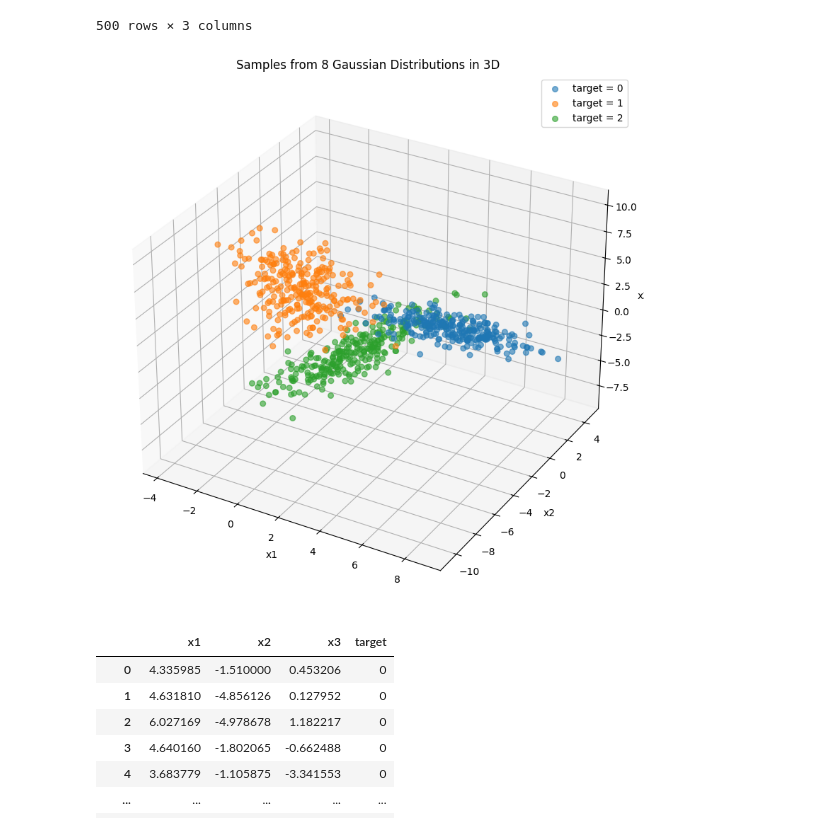
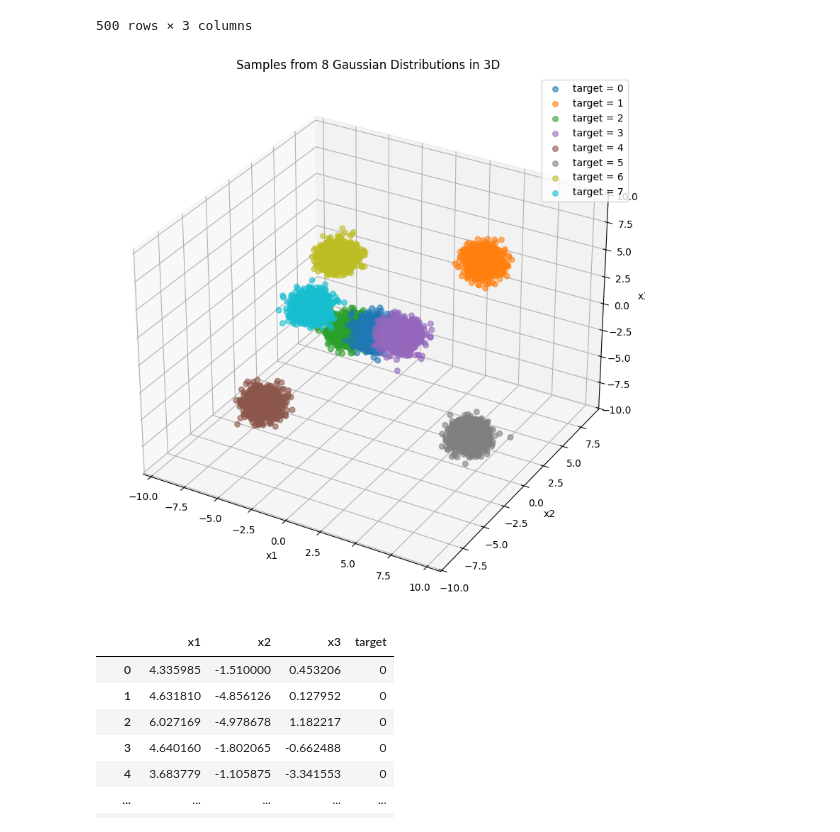
Before and after one commit to takano-lab/data-collaboration-analysis, a Jupyter notebook: src/suetake_debug.ipynb, the cells around one changed output. Saved outputs shown, nothing was run; the diff lists cells and outputs as text; code cells hidden in the pictures.

```diff
--- a/src/suetake_debug.ipynb
+++ b/src/suetake_debug.ipynb
@@ -657,7 +657,7 @@ def _load_3d_8gaussian_clusters_df(n_samples: int = 8000) -> pd.DataFrame:
         [0, -7, 7]
     ]
 
-    cov = np.eye(3)  # 全クラスタで共通の分散
+    cov = np.eye(3)  /3# 全クラスタで共通の分散
 
     X_all = []
     y_all = []
@@ -727,32 +727,32 @@ def _load_3d_3gaussian_clusters_df(n_samples: int = 800) -> pd.DataFrame:
 # %%
 import matplotlib.pyplot as plt
 from mpl_toolkits.mplot3d import Axes3D
 
 # データ生成
-df = _load_3d_3gaussian_clusters_df()
+df = _load_3d_8gaussian_clusters_df()
 
 # 可視化
 fig = plt.figure(figsize=(10, 8))
 ax = fig.add_subplot(111, projection='3d')
 
 colors = plt.cm.get_cmap("tab10", 8)  # 8色取得
 
 for label in sorted(df["target"].unique()):
     subset = df[df["target"] == label]
     ax.scatter(subset["x1"], subset["x2"], subset["x3"],
                label=f"target = {label}",
                color=colors(label), alpha=0.6, s=30)
 
 ax.set_xlabel("x1")
 ax.set_ylabel("x2")
 ax.set_zlabel("x3")
 ax.set_title("Samples from 8 Gaussian Distributions in 3D")
 ax.legend()
 plt.tight_layout()
 plt.show()
-df.to_csv("3D_3_Gaussian_Clusters.csv", index=False)
+df.to_csv("3D_8_Gaussian_Clusters.csv", index=False)
 # %% [output]
-[figure, old version]
+[figure, new version]
 # %%
 df
 # %% [output]
```
Also changed, not shown: parts of 1 cell of this notebook, 5 other files.
